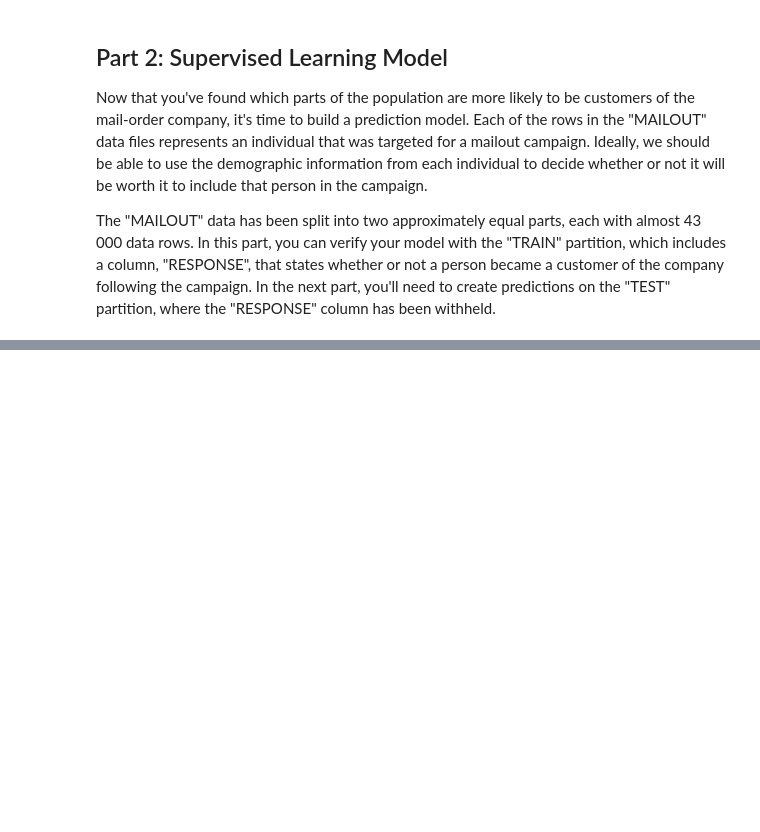
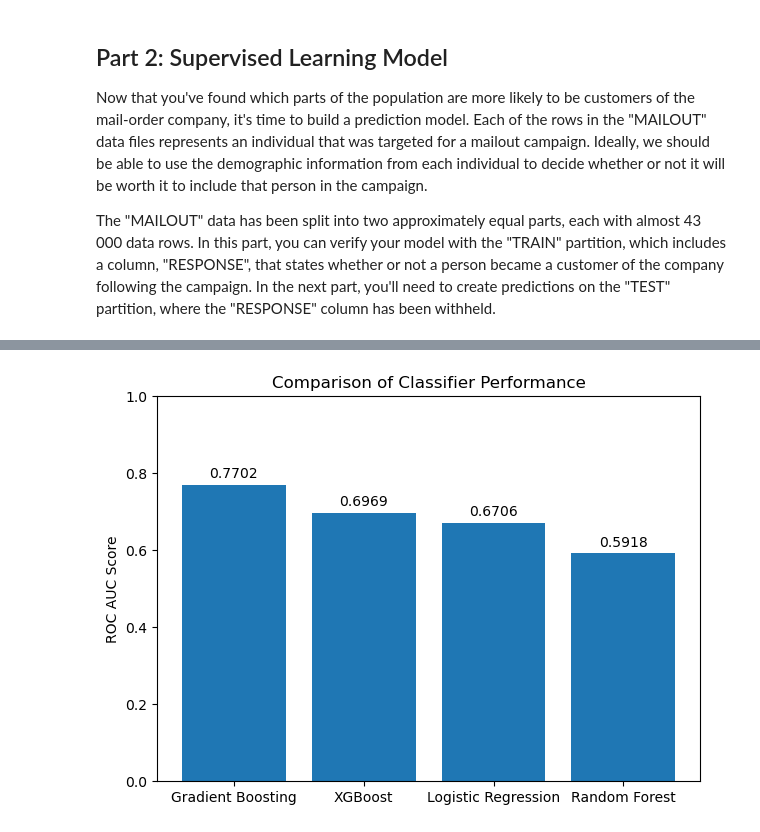
Before and after one commit to Maia97/UDS-Customer-Segmentation-Project, a Jupyter notebook: Arvato_Customer_Segmentation.ipynb, the cells around one changed output, grey strips where cells are left out. Drawn from its saved outputs; the diff is of its cells as text; code cells hidden in the pictures; blank space fills up the shorter version.

```diff
--- a/Arvato_Customer_Segmentation.ipynb
+++ b/Arvato_Customer_Segmentation.ipynb
@@ -925,0 +966,59 @@ RandomForestClassifier(max_depth=5, n_estimators=200, random_state=42)
+# %%
+import numpy as np
+import matplotlib.pyplot as plt
+from sklearn.model_selection import train_test_split, GridSearchCV
+from sklearn.pipeline import Pipeline
+from sklearn.preprocessing import StandardScaler
+from sklearn.linear_model import LogisticRegression
+from sklearn.ensemble import RandomForestClassifier, GradientBoostingClassifier
+from xgboost import XGBClassifier
+from sklearn.metrics import roc_auc_score
+
+def evaluate_classifiers(X, y, random_seed=2023):
+    X_train, X_test, y_train, y_test = train_test_split(X, y, test_size=0.2, random_state=random_seed, stratify=y)
+
+    classifiers = [
+        ("Logistic Regression", LogisticRegression(random_state=random_seed)),
+        ("Random Forest", RandomForestClassifier(random_state=random_seed)),
+        ("Gradient Boosting", GradientBoostingClassifier(random_state=random_seed)),
+        ("XGBoost", XGBClassifier(random_state=random_seed, use_label_encoder=False, eval_metric='logloss'))
+    ]
+
+    results = []
+
+    for name, classifier in classifiers:
+        pipeline = Pipeline([
+            ('scaler', StandardScaler()),
+            (name, classifier)
+        ])
+
+        pipeline.fit(X_train, y_train)
+        y_pred_proba = pipeline.predict_proba(X_test)[:, 1]
+        roc_auc = roc_auc_score(y_test, y_pred_proba)
+        results.append((name, roc_auc))
+
+    return results
+
+def plot_results(results):
+    sorted_results = sorted(results, key=lambda x: x[1], reverse=True)
+    names, scores = zip(*sorted_results)
+
+    plt.figure(figsize=(7, 5))
+    plt.bar(names, scores)
+    plt.ylim(0, 1)  # Set the y-axis limits
+    plt.ylabel("ROC AUC Score")
+    plt.title("Comparison of Classifier Performance")
+
+    for i, score in enumerate(scores):
+        plt.text(i, score + 0.01, f"{score:.4f}", ha='center', va='bottom')
+
+    plt.show()
+
+
+# Evaluate classifiers
+results = evaluate_classifiers(X_train, y_train)
+
+# Plot the results
+plot_results(results)
+# %% [output]
+[figure, added]
```
Also changed, not shown: parts of 26 cells of this notebook.
